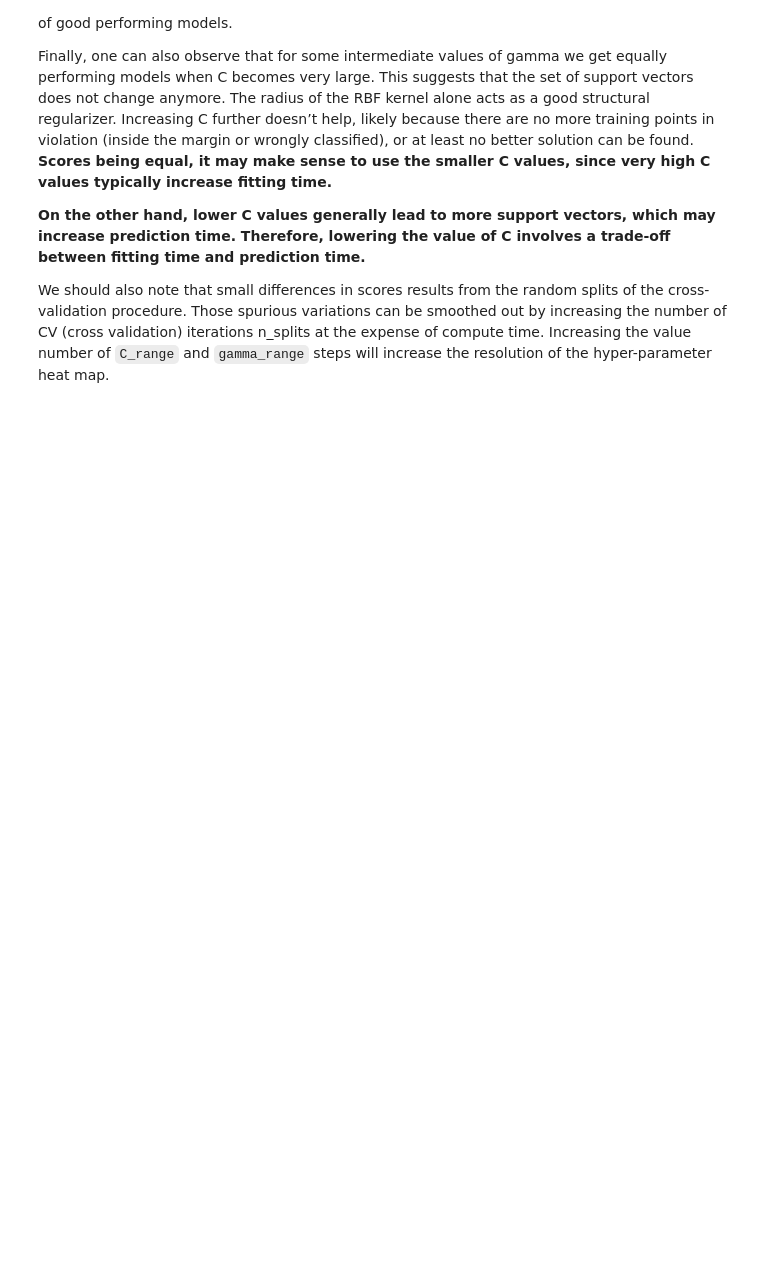
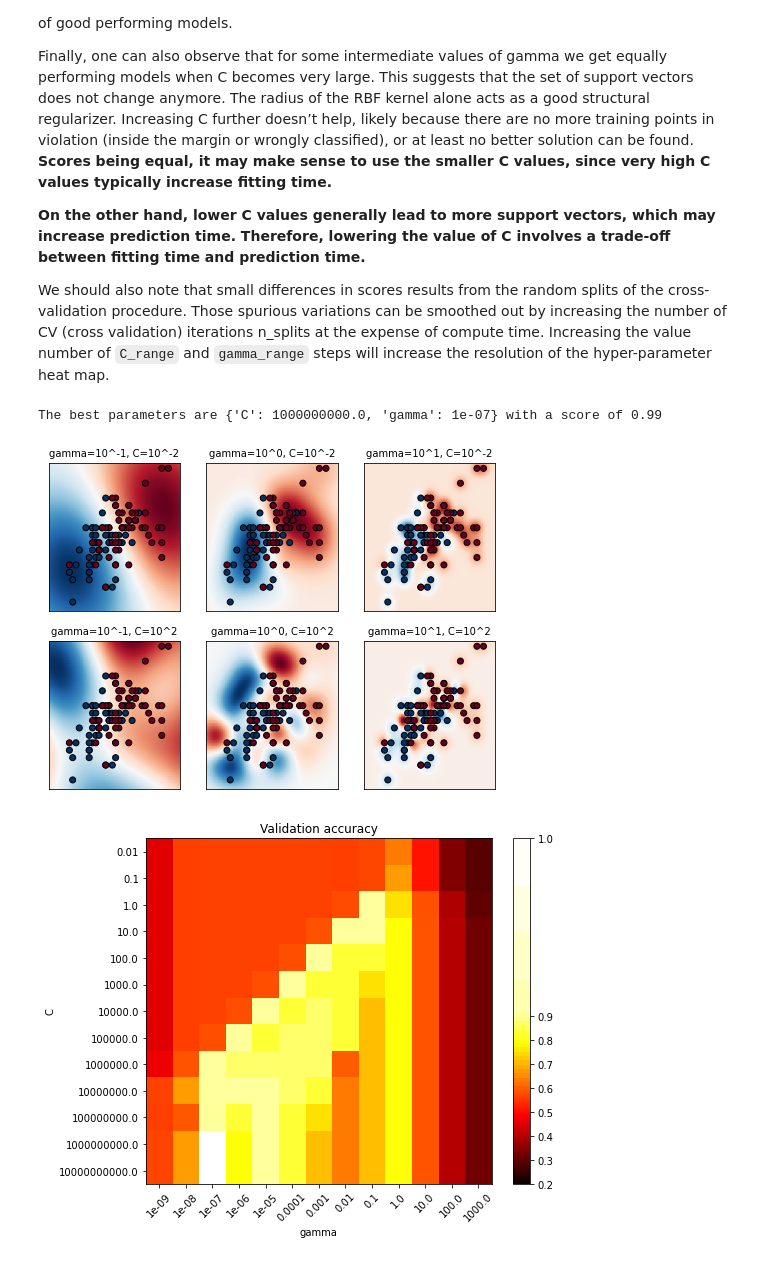
Before and after one commit to notlosca/Data-Science-Lab-Notebooks, a Jupyter notebook: supervised/SVM/SVM.ipynb, the cells around one changed output. Saved outputs shown, nothing was run; the diff lists cells and outputs as text; code cells hidden in the pictures; blank space fills up the shorter version.

```diff
--- a/supervised/SVM/SVM.ipynb
+++ b/supervised/SVM/SVM.ipynb
@@ -941,6 +941,8 @@ from sklearn.datasets import load_iris
 from sklearn.model_selection import StratifiedShuffleSplit
 from sklearn.model_selection import GridSearchCV
 
+# Utility function to move the midpoint of a colormap to be around
+# the values of interest.
 
 class MidpointNormalize(Normalize):
     def __init__(self, vmin=None, vmax=None, midpoint=None, clip=False):
@@ -951,18 +953,40 @@ class MidpointNormalize(Normalize):
         x, y = [self.vmin, self.midpoint, self.vmax], [0,0.5,1]
         return np.ma.masked_array(np.interp(value, x, y))
 
+# #############################################################################
+# Load and prepare data set
+#
+# dataset for grid search
+
+
 iris = load_iris()
 X = iris.data
 y = iris.target
 
+# Dataset for decision function visualization: we only keep the first two
+# features in X and sub-sample the dataset to keep only 2 classes and
+# make it a binary classification problem.
+
 X_2d = X[:, :2] #2 features
 X_2d = X_2d[y > 0] #2 classes
 y_2d = y[y > 0]
-y_2d -= 1 #?
+y_2d -= 1 # to classify as 0 or 1
+
+# It is usually a good idea to scale the data for SVM training.
+# We are cheating a bit in this example in scaling all of the data,
+# instead of fitting the transformation on the training set and
+# just applying it on the test set.
 
 scaler = StandardScaler()
 X = scaler.fit_transform(X)
 X_2d = scaler.fit_transform(X_2d)
+
+# #############################################################################
+# Train classifiers
+#
+# For an initial search, a logarithmic grid with basis
+# 10 is often helpful. Using a basis of 2, a finer
+# tuning can be achieved but at a much higher cost.
 
 C_range = np.logspace(-2, 10, 13) #13 values returned
 gamma_range = np.logspace(-9, 3, 13) #13 values returned
@@ -974,30 +998,73 @@ grid.fit(X, y)
 print(
     "The best parameters are %s with a score of %0.2f"
     % (grid.best_params_, grid.best_score_)
 )
 
+# Now we need to fit a classifier for all parameters in the 2d version
+# (we use a smaller set of parameters here because it takes a while to train)
+
 C_2d_range = [1e-2, 1e2]
 gamma_2d_range = [1e-1, 1, 1e1]
 classifiers = []
 for C in C_2d_range:
     for gamma in gamma_2d_range:
         clf = SVC(C=C, gamma=gamma)
         clf.fit(X_2d, y_2d)
         classifiers.append((C, gamma, clf))
 
+# #############################################################################
+# Visualization
+#
+# draw visualization of parameter effects
+
 plt.figure(figsize=(8,6))
 xx, yy = np.meshgrid(np.linspace(-3,3,200), np.linspace(-3,3, 200))
 for (k, (C, gamma, clf)) in enumerate(classifiers):
+    # evaluate decision function in a grid
     Z = clf.decision_function(np.c_[xx.ravel(), yy.ravel()])
     Z = Z.reshape(xx.shape)
 
+    # visualize decision function for these parameters
     plt.subplot(len(C_2d_range), len(gamma_2d_range), k + 1)
     plt.title("gamma=10^%d, C=10^%d" % (np.log10(gamma), np.log10(C)), size='medium')
 
+    # visualize parameter's effect on decision function
     plt.pcolormesh(xx, yy, -Z, cmap=plt.cm.RdBu)
     plt.scatter(X_2d[:, 0], X_2d[:, 1], c=y_2d, cmap=plt.cm.RdBu_r, edgecolors='k')
     plt.xticks(())
     plt.yticks(())
     plt.axis('tight')
 
 scores = grid.cv_results_['mean_test_score'].reshape(len(C_range), len(gamma_range))
+
+# Draw heatmap of the validation accuracy as a function of gamma and C
+#
+# The score are encoded as colors with the hot colormap which varies from dark
+# red to bright yellow. As the most interesting scores are all located in the
+# 0.92 to 0.97 range we use a custom normalizer to set the mid-point to 0.92 so
+# as to make it easier to visualize the small variations of score values in the
+# interesting range while not brutally collapsing all the low score values to
+# the same color.
+
+# normalizza rispetto al valore minimo di accuracy, altrimenti sarebbero tutti
+# valori molto vicini tra loro e l'output sarebbe sempre bianco
+
+plt.figure(figsize=(8,6))
+plt.subplots_adjust(left=0.2, right=0.95, bottom=0.15, top=0.95)
+plt.imshow(
+    scores,
+    interpolation='nearest',
+    cmap=plt.cm.hot,
+    norm=MidpointNormalize(vmin=0.2, midpoint=0.92)
+)
+plt.xlabel('gamma')
+plt.ylabel('C')
+plt.colorbar()
+plt.xticks(np.arange(len(gamma_range)), gamma_range, rotation=45)
+plt.yticks(np.arange(len(C_range)), C_range)
+plt.title('Validation accuracy')
+plt.show()
+# %% [output]
+The best parameters are {'C': 1000000000.0, 'gamma': 1e-07} with a score of 0.99
+[figure, added]
+[figure, added]
```
